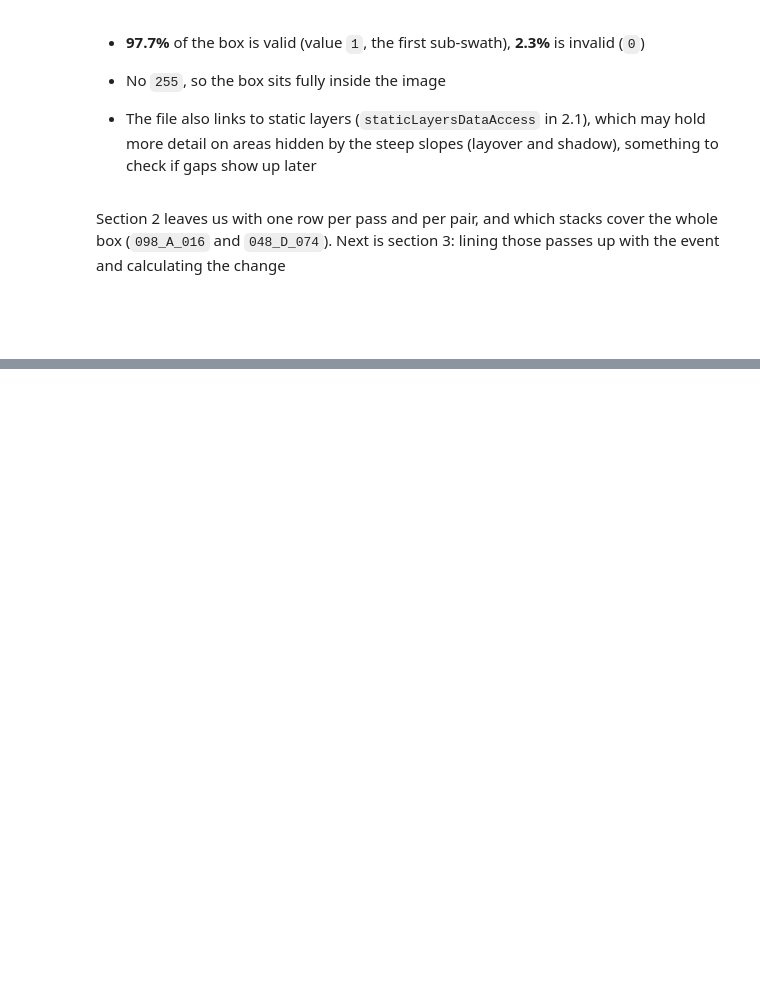
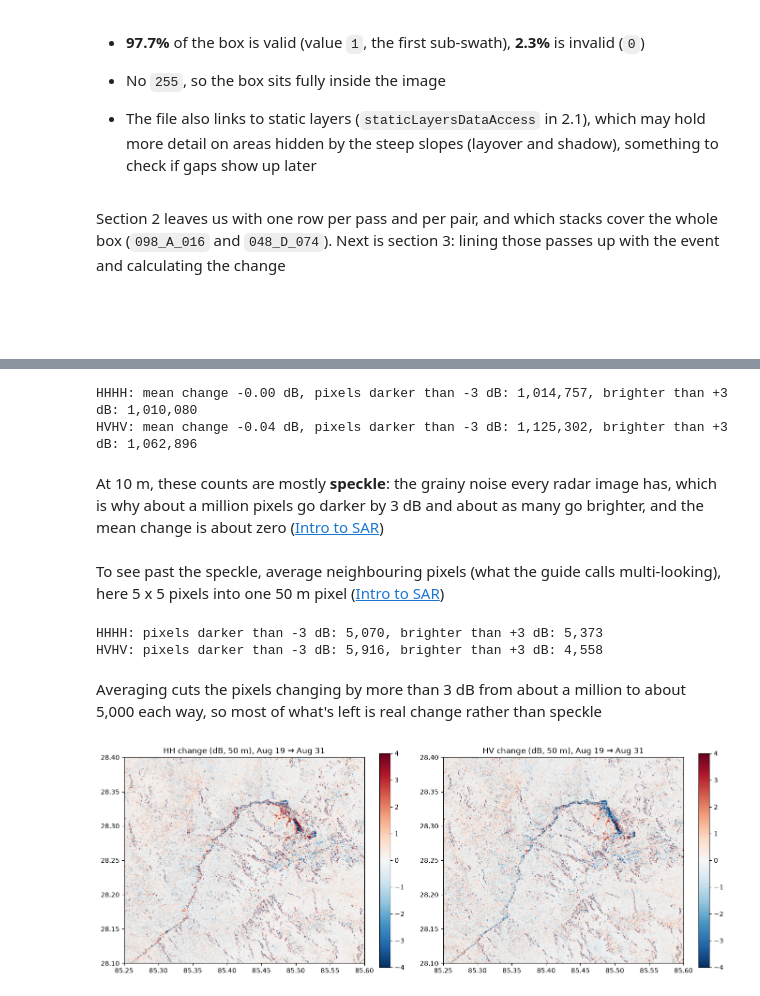
Before and after one commit to danesheppard/PanoptiCrew-NASA-Hackathon-2026, a Jupyter notebook: dataScience/notebooks/case1.ipynb, the cells around one changed output, grey strips where cells are left out. Drawn from its saved outputs; the diff is of its cells as text; code cells hidden in the pictures; blank space fills up the shorter version.

```diff
--- a/dataScience/notebooks/case1.ipynb
+++ b/dataScience/notebooks/case1.ipynb
@@ -648,0 +918,61 @@ Section 2 leaves us with one row per pass and per pair, and which stacks cover t
+# %%
+# last pass before and first pass after the event in the same stack
+pre, post = before.loc[best_stack], after.loc[best_stack]
+backscatter = {f"{name} {layer}": read_db(p.url, layer) for name, p in [("before", pre), ("after", post)] for layer in ["HHHH", "HVHV"]}
+
+# change in dB, after minus before
+for layer in ["HHHH", "HVHV"]:
+    diff = backscatter[f"after {layer}"] - backscatter[f"before {layer}"]
+    print(f"{layer}: mean change {np.nanmean(diff):+.2f} dB, pixels darker than -3 dB: {np.nansum(diff < -3):,}, brighter than +3 dB: {np.nansum(diff > 3):,}")
+
+# this reads the 10 m layers, about 45 MB per layer over the box, so it takes a few minutes
+# %% [output]
+HHHH: mean change -0.00 dB, pixels darker than -3 dB: 1,014,757, brighter than +3 dB: 1,010,080
+HVHV: mean change -0.04 dB, pixels darker than -3 dB: 1,125,302, brighter than +3 dB: 1,062,896
+# %% [markdown]
+At 10 m, these counts are mostly **speckle**: the grainy noise every radar image has, which is why about a million pixels go darker by 3 dB and about as many go brighter, and the mean change is about zero ([Intro to SAR](https://www.earthdata.nasa.gov/learn/earth-observation-data-basics/sar))
+# %% [markdown]
+To see past the speckle, average neighbouring pixels (what the guide calls multi-looking), here 5 x 5 pixels into one 50 m pixel ([Intro to SAR](https://www.earthdata.nasa.gov/learn/earth-observation-data-basics/sar))
+# %%
+# function to average k x k blocks of pixels, in power rather than dB so bright pixels count properly
+def multilook(db, k=5):
+    """
+    Average k x k blocks of a dB image to reduce speckle
+
+    Args:
+        db: 2D array in dB
+        k: Block size in pixels, 5 turns 10 m pixels into 50 m
+
+    Returns:
+        Smaller 2D array in dB
+    """
+    h, w = (db.shape[0] // k) * k, (db.shape[1] // k) * k
+    power = 10 ** (db[:h, :w] / 10)
+    blocks = power.reshape(h // k, k, w // k, k)
+    # blocks where every pixel is masked stay nan, instead of warning about an empty mean
+    count = np.sum(~np.isnan(blocks), axis=(1, 3))
+    mean = np.where(count > 0, np.nansum(blocks, axis=(1, 3)) / np.maximum(count, 1), np.nan)
+    return 10 * np.log10(mean)
+
+smooth = {name: multilook(image) for name, image in backscatter.items()}
+
+# change in dB after averaging, after minus before
+for layer in ["HHHH", "HVHV"]:
+    diff = smooth[f"after {layer}"] - smooth[f"before {layer}"]
+    print(f"{layer}: pixels darker than -3 dB: {np.nansum(diff < -3):,}, brighter than +3 dB: {np.nansum(diff > 3):,}")
+# %% [output]
+HHHH: pixels darker than -3 dB: 5,070, brighter than +3 dB: 5,373
+HVHV: pixels darker than -3 dB: 5,916, brighter than +3 dB: 4,558
+# %% [markdown]
+Averaging cuts the pixels changing by more than 3 dB from about a million to about 5,000 each way, so most of what's left is real change rather than speckle
+# %%
+# averaged change maps, red = brighter after, blue = darker after
+fig, axes = plt.subplots(1, 2, figsize=(14, 6))
+for ax, layer in zip(axes, ["HHHH", "HVHV"]):
+    im = ax.imshow(smooth[f"after {layer}"] - smooth[f"before {layer}"], extent=extent, cmap="RdBu_r", vmin=-4, vmax=4)
+    ax.set_title(f"{layer[:2]} change (dB, 50 m), {pre.start:%b %d} → {post.start:%b %d}")
+    fig.colorbar(im, ax=ax, shrink=0.8)
+plt.tight_layout()
+plt.show()
+# %% [output]
+[figure, added]
```
Also changed, not shown: parts of 33 cells of this notebook.
